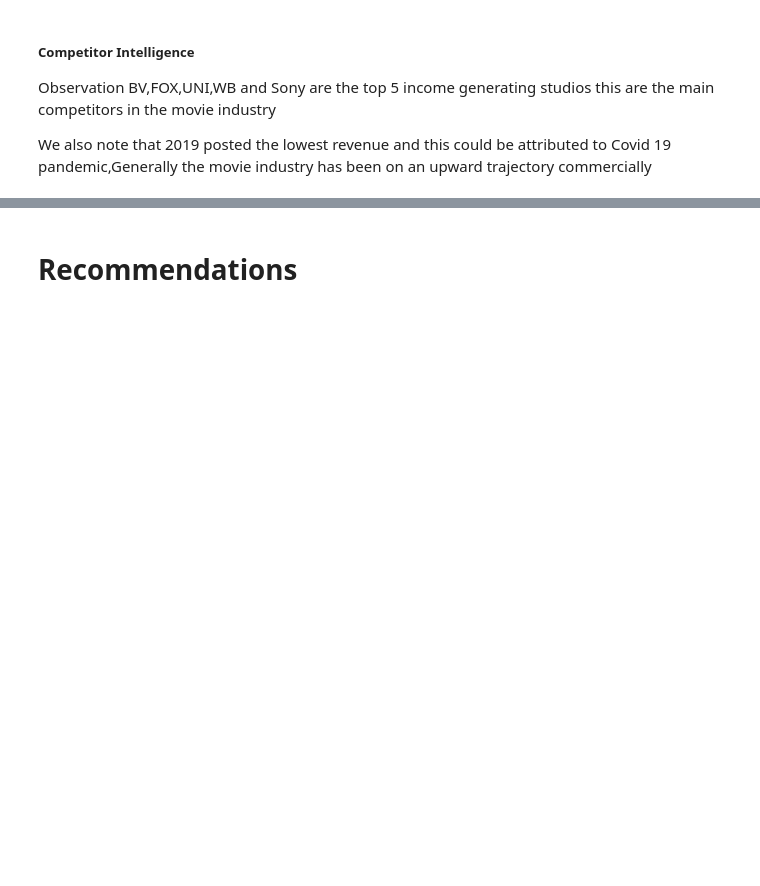
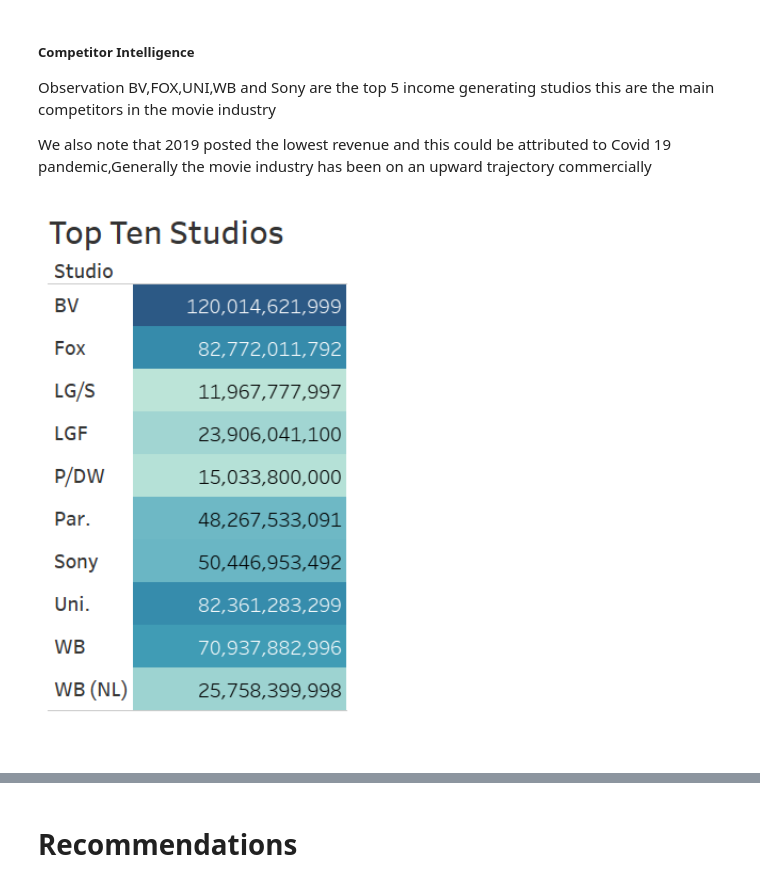
Before and after one commit to She-LoyceTsuma/dsc-phase-2-project-v3, a Jupyter notebook: student.ipynb, the cells around one changed output, grey strips where cells are left out. Drawn from its saved outputs; the diff is of its cells as text; code cells hidden in the pictures; blank space fills up the shorter version.

Commit message:
tableau visualization added

```diff
--- a/student.ipynb
+++ b/student.ipynb
@@ -481,3 +481,8 @@ Observation
 BV,FOX,UNI,WB and Sony are the top 5 income generating studios this are the main competitors in the movie industry
 
 We also note that 2019 posted the lowest revenue and this could be attributed to Covid 19 pandemic,Generally the movie industry has been on an upward trajectory commercially
+# %%
+from IPython.display import Image # to display image (from tableau)
+Image(filename=r"C:\Users\FLEX 5\Pictures\Screenshots\Screenshot 2024-07-24 170842.png", width = 400, height = 150)
+# %% [output]
+[figure, added]
```
Also changed, not shown: parts of 2 cells of this notebook.
